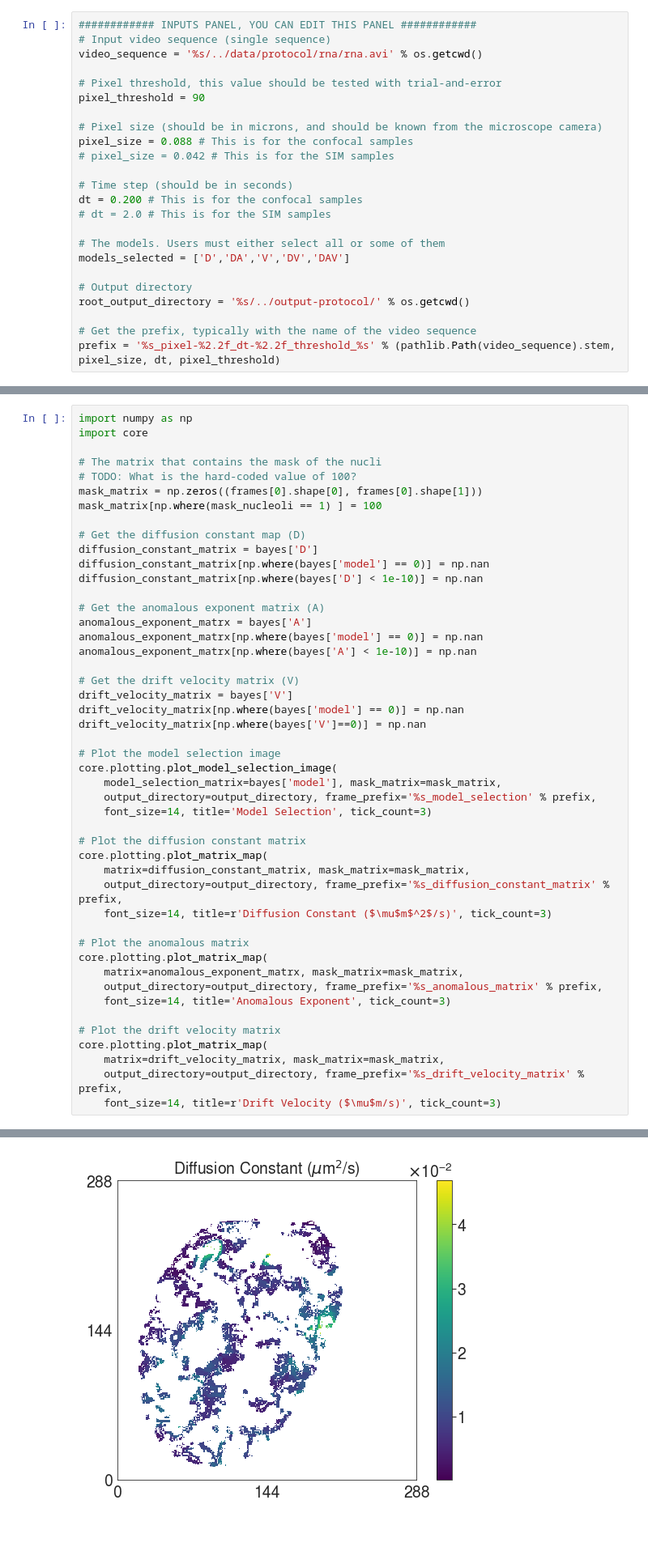
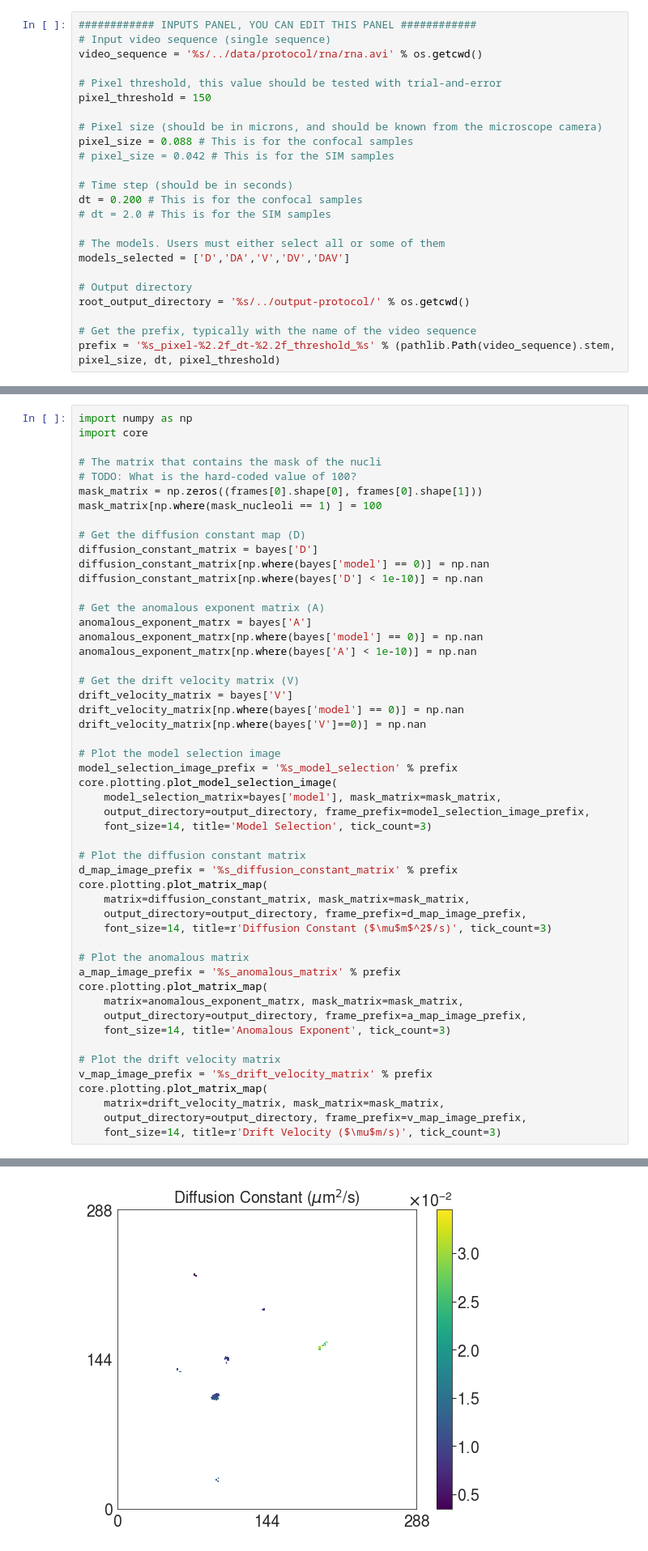
Before and after one commit to marwan-abdellah/hidpy, a Jupyter notebook: notebooks/02-hidpy-stage-1.ipynb, the cells around one changed output, grey strips where cells are left out. Shown at 81% size. Cells and saved outputs as stored; diff of their text form.

```diff
--- a/notebooks/02-hidpy-stage-1.ipynb
+++ b/notebooks/02-hidpy-stage-1.ipynb
@@ -28,7 +28,7 @@ from core import inference
 video_sequence = '%s/../data/protocol/rna/rna.avi' % os.getcwd()
 
 # Pixel threshold, this value should be tested with trial-and-error
-pixel_threshold = 90
+pixel_threshold = 150
 
 # Pixel size (should be in microns, and should be known from the microscope camera)
 pixel_size = 0.088 # This is for the confocal samples
@@ -168,26 +169,30 @@ drift_velocity_matrix[np.where(bayes['model'] == 0)] = np.nan
 drift_velocity_matrix[np.where(bayes['V']==0)] = np.nan
 
 # Plot the model selection image
+model_selection_image_prefix = '%s_model_selection' % prefix
 core.plotting.plot_model_selection_image(
     model_selection_matrix=bayes['model'], mask_matrix=mask_matrix,
-    output_directory=output_directory, frame_prefix='%s_model_selection' % prefix,
+    output_directory=output_directory, frame_prefix=model_selection_image_prefix,
     font_size=14, title='Model Selection', tick_count=3)
 
 # Plot the diffusion constant matrix
+d_map_image_prefix = '%s_diffusion_constant_matrix' % prefix
 core.plotting.plot_matrix_map(
     matrix=diffusion_constant_matrix, mask_matrix=mask_matrix,
-    output_directory=output_directory, frame_prefix='%s_diffusion_constant_matrix' % prefix,
+    output_directory=output_directory, frame_prefix=d_map_image_prefix,
     font_size=14, title=r'Diffusion Constant ($\mu$m$^2$/s)', tick_count=3)
 
 # Plot the anomalous matrix
+a_map_image_prefix = '%s_anomalous_matrix' % prefix
 core.plotting.plot_matrix_map(
     matrix=anomalous_exponent_matrx, mask_matrix=mask_matrix,
-    output_directory=output_directory, frame_prefix='%s_anomalous_matrix' % prefix,
+    output_directory=output_directory, frame_prefix=a_map_image_prefix,
     font_size=14, title='Anomalous Exponent', tick_count=3)
 
 # Plot the drift velocity matrix
+v_map_image_prefix = '%s_drift_velocity_matrix' % prefix
 core.plotting.plot_matrix_map(
     matrix=drift_velocity_matrix, mask_matrix=mask_matrix,
-    output_directory=output_directory, frame_prefix='%s_drift_velocity_matrix' % prefix,
+    output_directory=output_directory, frame_prefix=v_map_image_prefix,
     font_size=14, title=r'Drift Velocity ($\mu$m/s)', tick_count=3)
 # %% [output]
@@ -195 +200 @@ core.plotting.plot_matrix_map(
-[figure, old version]
+[figure, new version]
```
Also changed, not shown: parts of 6 cells of this notebook, 35 other files.
